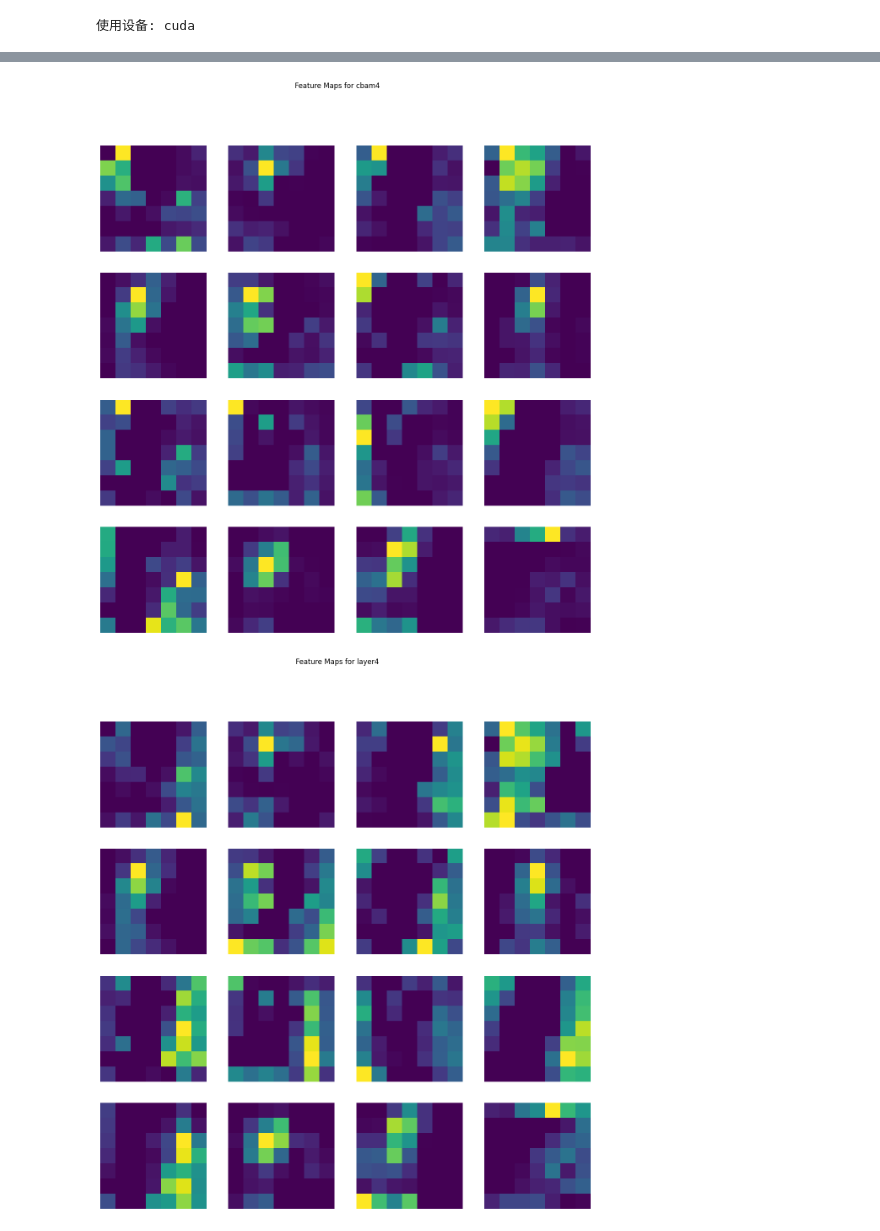
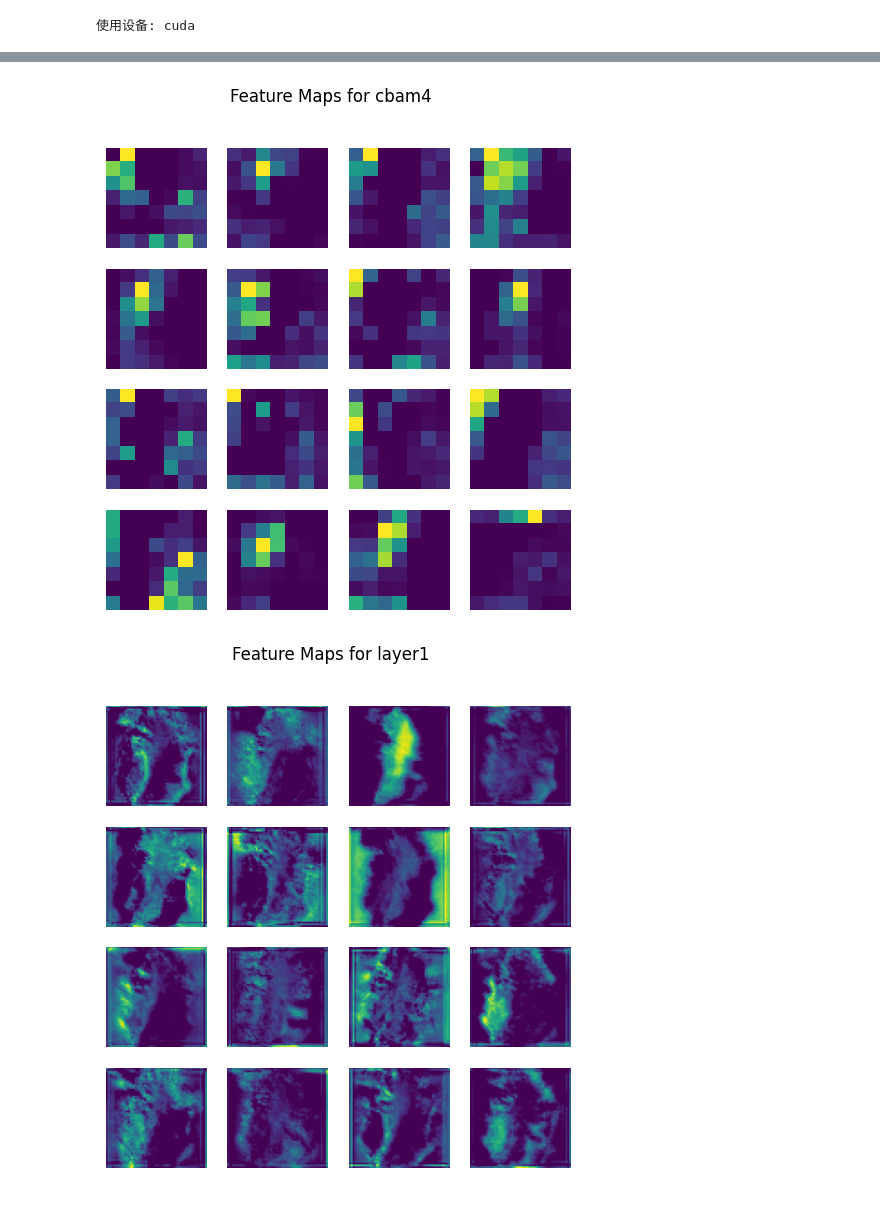
Before and after one commit to Gouy2/mam_gland, a Jupyter notebook: inference.ipynb, the cells around one changed output, grey strips where cells are left out. Cells and saved outputs as stored; diff of their text form; code cells hidden in the pictures.

```diff
--- a/inference.ipynb
+++ b/inference.ipynb
@@ -204,7 +214,7 @@ class FeatureExtractor():
             n_rows = int(np.sqrt(n_features))
             n_cols = int(np.ceil(n_features / n_rows))
 
-            plt.figure(figsize=(15, 15))
+            plt.figure(figsize=(6, 6))
             plt.suptitle(f'Feature Maps for {layer_name}')
 
             for idx in range(n_features):
@@ -226,6 +236,9 @@ def visualize_model_features(model, image, save_path=None):
         'cbam2',      # 第二个CBAM
         'cbam3',      # 第三个CBAM
         'cbam4',      # 第四个CBAM
+        'layer1',
+        'layer2',
+        'layer3',
         'layer4'      # 最后的残差块
     ]
 
@@ -238,7 +251,7 @@ def visualize_model_features(model, image, save_path=None):
     # 移除钩子
     extractor.remove_hooks()
 
-# 在测试代码中使用
+# 测试
 def test_with_visualization(model, test_loader, device):
     model.eval()
 
@@ -252,7 +265,7 @@ def test_with_visualization(model, test_loader, device):
     visualize_model_features(
         model,
         sample_image,
-        save_path='./image/'
+        save_path='./image/model/'
     )
 
 model = Resnet18_cbam(num_classes=2)
@@ -280,2 +293,2 @@ test_with_visualization(model, test_loader, device)
-[figure, old version]
+[figure, new version]
-[figure, old version]
+[figure, new version]
```
Also changed, not shown: parts of 3 cells of this notebook, 4 other files.
